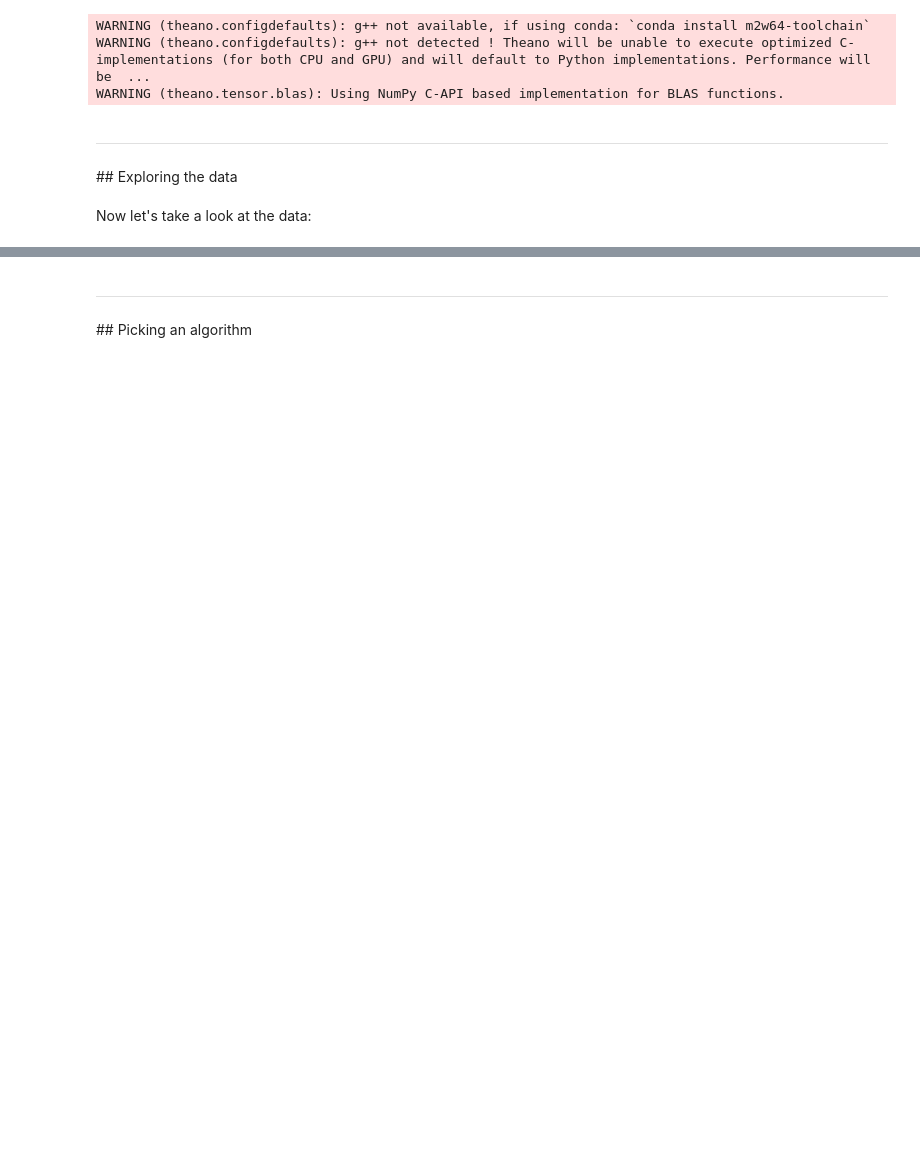
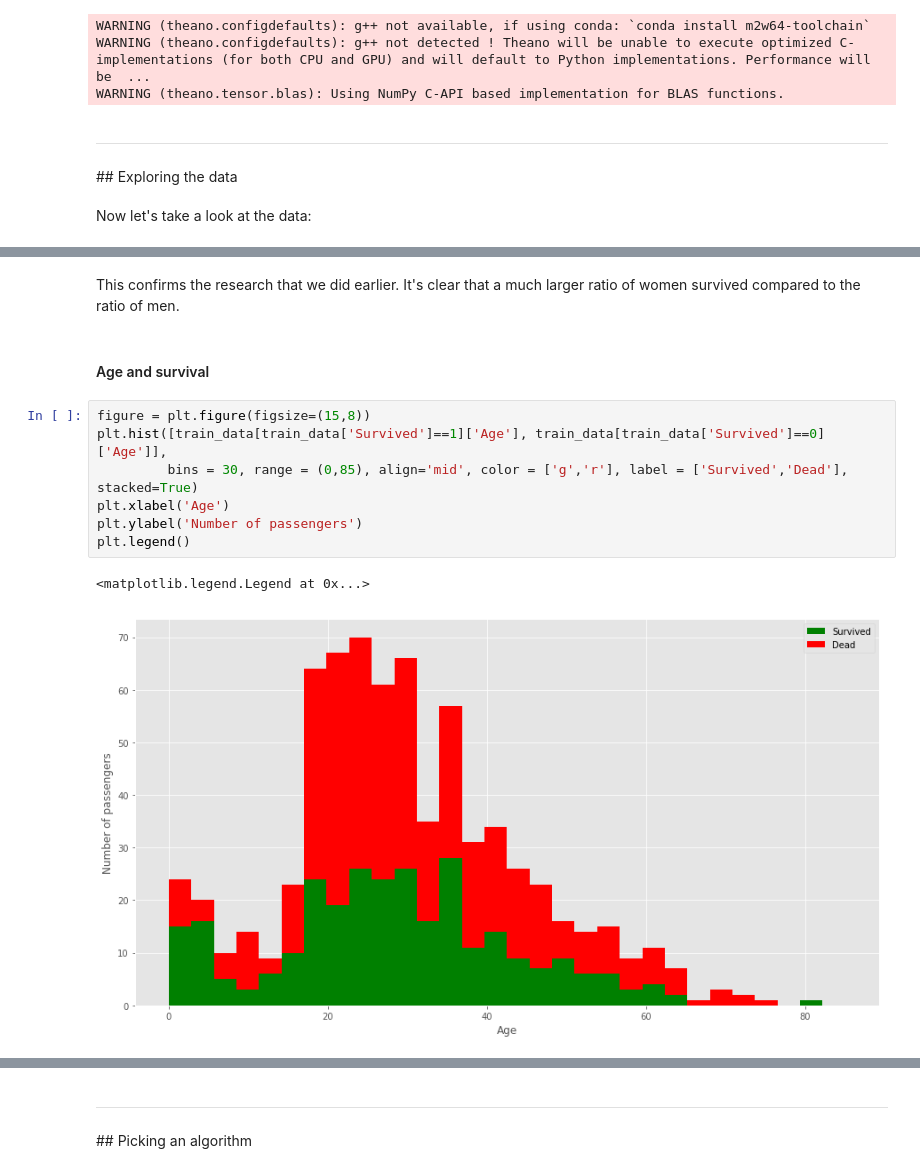
Before and after one commit to AbdulSaleh2020/CS50-Project, a Jupyter notebook: CS50 Project.ipynb, the cells around one changed output, grey strips where cells are left out. Cells and saved outputs as stored; diff of their text form; blank space fills up the shorter version.

```diff
--- a/CS50 Project.ipynb
+++ b/CS50 Project.ipynb
@@ -135,0 +215,14 @@ Hmm, it looks like we have some missing em ages and lots of missing cabin number
+# %% [markdown]
+This confirms the research that we did earlier. It's clear that a much larger ratio of women survived compared to the ratio of men.
+# %% [markdown]
+#### Age and survival
+# %%
+figure = plt.figure(figsize=(15,8))
+plt.hist([train_data[train_data['Survived']==1]['Age'], train_data[train_data['Survived']==0]['Age']],
+         bins = 30, range = (0,85), align='mid', color = ['g','r'], label = ['Survived','Dead'], stacked=True)
+plt.xlabel('Age')
+plt.ylabel('Number of passengers')
+plt.legend()
+# %% [output]
+<matplotlib.legend.Legend at 0x...>
+[figure, added]
```
Also changed, not shown: parts of 59 cells of this notebook.
